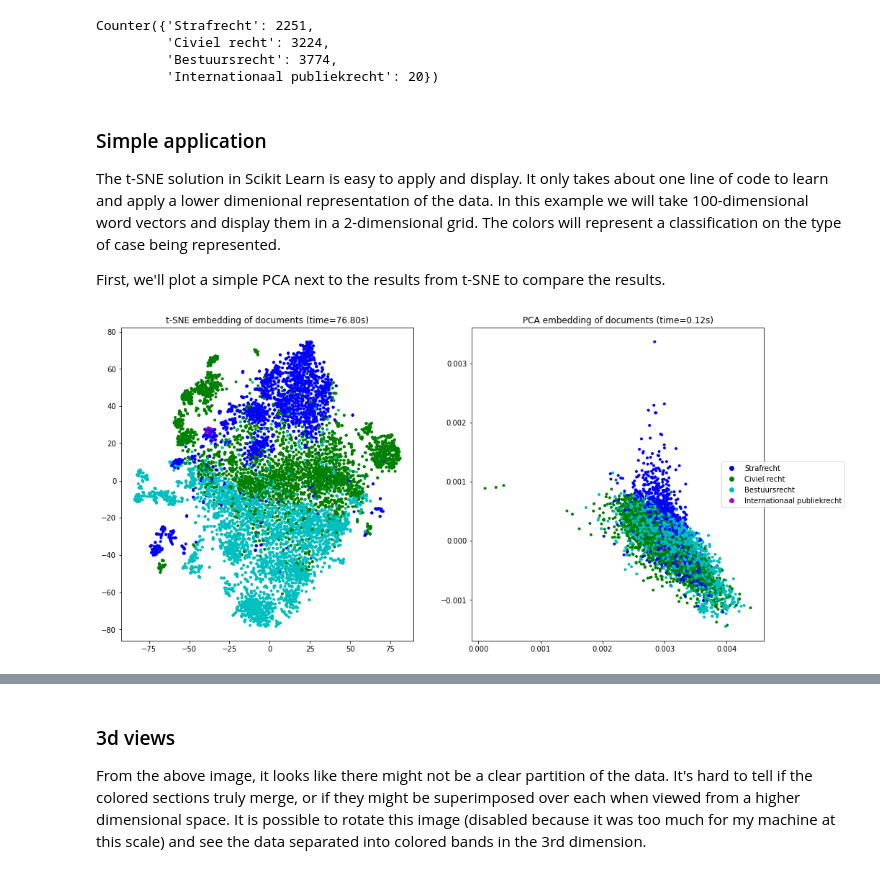
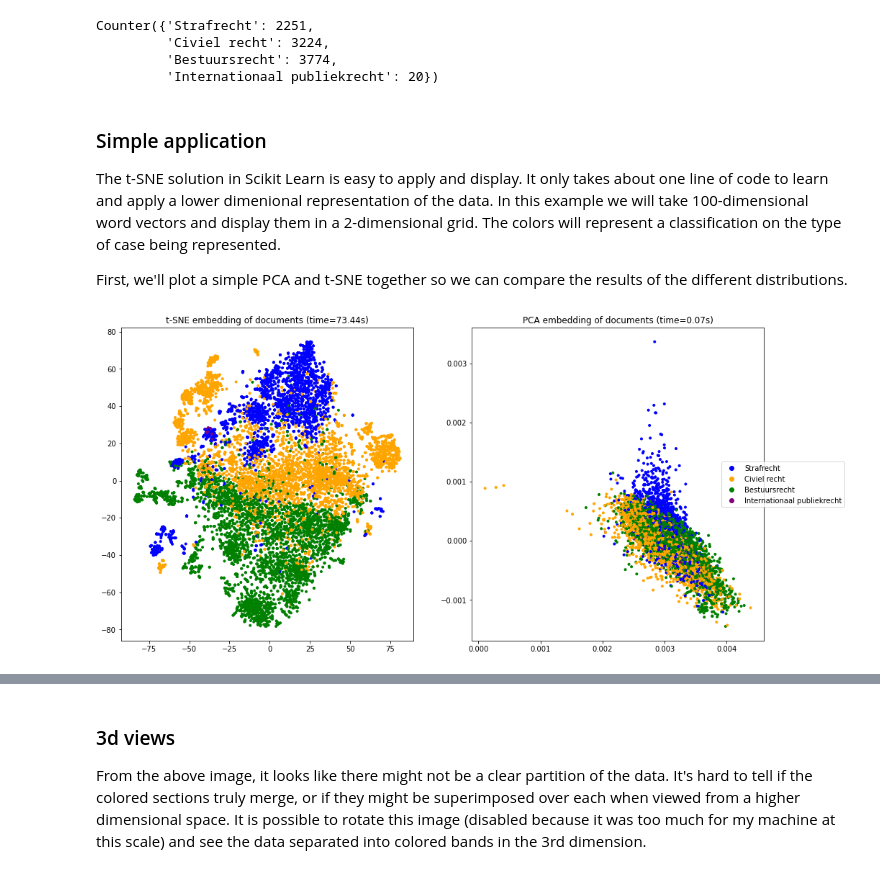
Before and after one commit to dvalp/nlp_experiments, a Jupyter notebook: src/uitspraak_files/t-SNE Interactive with Uitspraken.ipynb, the cells around one changed output, grey strips where cells are left out. Saved outputs shown, nothing was run; the diff lists cells and outputs as text; code cells hidden in the pictures.

```diff
--- a/src/uitspraak_files/t-SNE Interactive with Uitspraken.ipynb
+++ b/src/uitspraak_files/t-SNE Interactive with Uitspraken.ipynb
@@ -65,7 +64,7 @@ Counter({'Strafrecht': 2251,
 ### Simple application
 The t-SNE solution in Scikit Learn is easy to apply and display. It only takes about one line of code to learn and apply a lower dimenional representation of the data. In this example we will take 100-dimensional word vectors and display them in a 2-dimensional grid. The colors will represent a classification on the type of case being represented.
 
-First, we'll plot a simple PCA next to the results from t-SNE to compare the results.
+First, we'll plot a simple PCA and t-SNE together so we can compare the results of the different distributions.
 # %%
 inputs = [doc['doc_vector'] for doc in parsed_docs]
 labels = [doc.get('legal_domain') for doc in parsed_docs]
@@ -81,23 +80,23 @@ tsne_time = time() - tsne0
 # %%
 pca_xy = list(zip(*X_pca))
 tsne_xy = list(zip(*X_tsne))
 
 classes = ['Strafrecht', 'Civiel recht', 'Bestuursrecht', 'Internationaal publiekrecht']
-color_names = ListedColormap(['b', 'g', 'c', 'm'])
+color_names = ListedColormap(['blue', 'orange', 'green', 'purple'])
 color_mapping = {'Strafrecht': 0,
                  'Civiel recht': 1,
                  'Bestuursrecht': 2,
                  'Internationaal publiekrecht': 3}
 colors = [color_mapping[doc.get('legal_domain')] for doc in parsed_docs]
 
 fig, (ax1, ax2) = plt.subplots(1, 2, figsize=(16, 8))
 
 scatter1 = ax1.scatter(tsne_xy[0], tsne_xy[1], c=colors, cmap=color_names, marker=".")
 ax1.set_title(f"t-SNE embedding of documents (time={tsne_time:.2f}s)")
 
 scatter2 = ax2.scatter(pca_xy[0], pca_xy[1], c=colors, cmap=color_names, marker=".")
 ax2.set_title(f"PCA embedding of documents (time={pca_time:.2f}s)")
 fig.legend(handles=scatter2.legend_elements()[0], labels=classes, loc="center right")
 plt.show()
 # %% [output]
-[figure, old version]
+[figure, new version]
```
Also changed, not shown: parts of 15 cells of this notebook.
